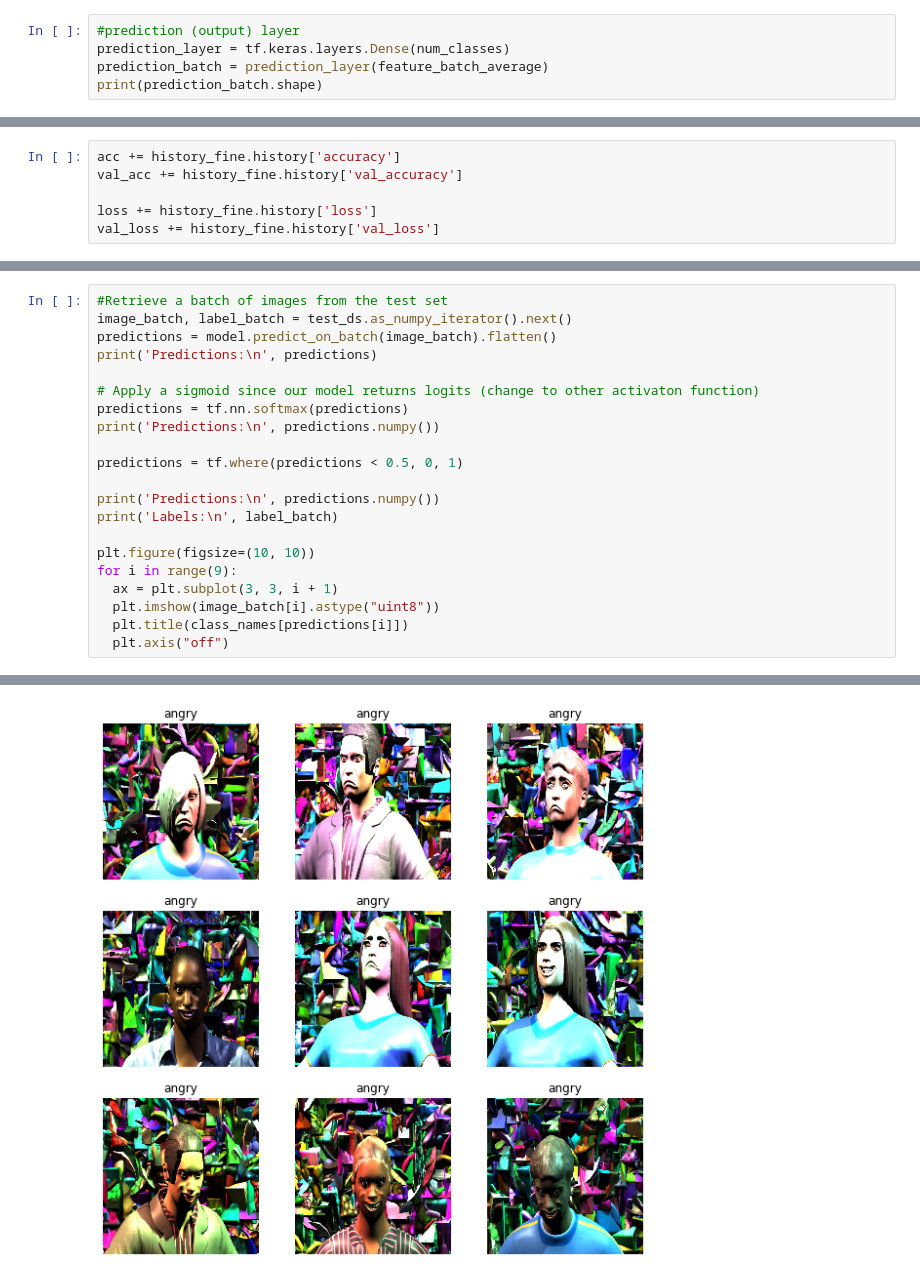
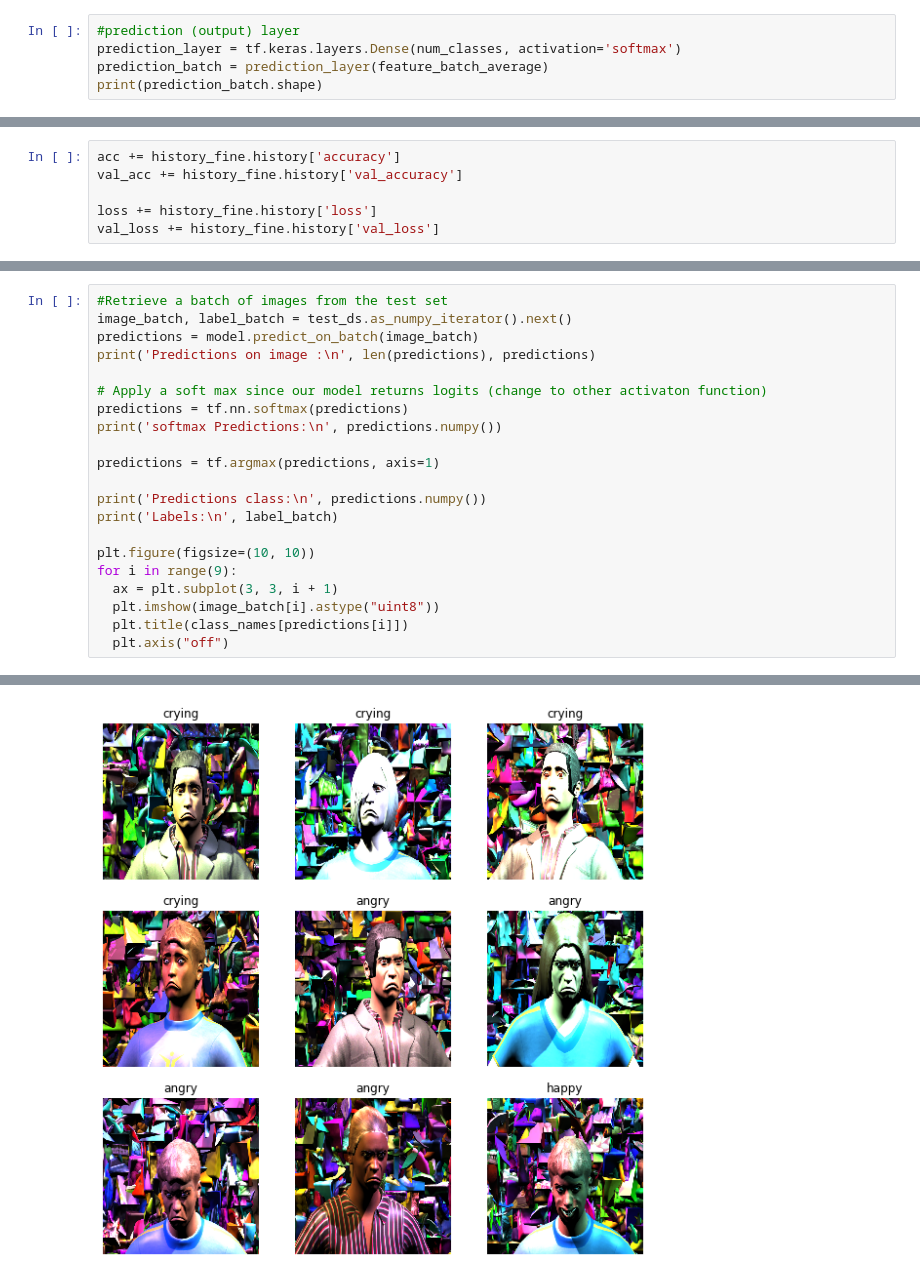
Before and after one commit to softMonkeys/Sim2Real, a Jupyter notebook: ML Code/end_to_end_ML/mobileNet_v2.ipynb, the cells around one changed output, grey strips where cells are left out. Cells and saved outputs as stored; diff of their text form.

Commit message:
change output layer activation to softmax and fixed the last part for multi classes

```diff
--- a/ML Code/end_to_end_ML/mobileNet_v2.ipynb
+++ b/ML Code/end_to_end_ML/mobileNet_v2.ipynb
@@ -209,7 +207,7 @@ print(feature_batch_average.shape)
 (32, 1280)
 # %%
 #prediction (output) layer
-prediction_layer = tf.keras.layers.Dense(num_classes)
+prediction_layer = tf.keras.layers.Dense(num_classes, activation='softmax')
 prediction_batch = prediction_layer(feature_batch_average)
 print(prediction_batch.shape)
 # %% [output]
@@ -459,16 +457,16 @@ Test accuracy : 0.90625
 # %%
 #Retrieve a batch of images from the test set
 image_batch, label_batch = test_ds.as_numpy_iterator().next()
-predictions = model.predict_on_batch(image_batch).flatten()
-print('Predictions:\n', predictions)
+predictions = model.predict_on_batch(image_batch)
+print('Predictions on image :\n', len(predictions), predictions)
 
-# Apply a sigmoid since our model returns logits (change to other activaton function)
+# Apply a soft max since our model returns logits (change to other activaton function)
 predictions = tf.nn.softmax(predictions)
-print('Predictions:\n', predictions.numpy())
+print('softmax Predictions:\n', predictions.numpy())
 
-predictions = tf.where(predictions < 0.5, 0, 1)
+predictions = tf.argmax(predictions, axis=1)
 
-print('Predictions:\n', predictions.numpy())
+print('Predictions class:\n', predictions.numpy())
 print('Labels:\n', label_batch)
 
 plt.figure(figsize=(10, 10))
@@ -498 +496 @@ Labels:
-[figure, old version]
+[figure, new version]
```
Also changed, not shown: parts of 21 cells of this notebook.
